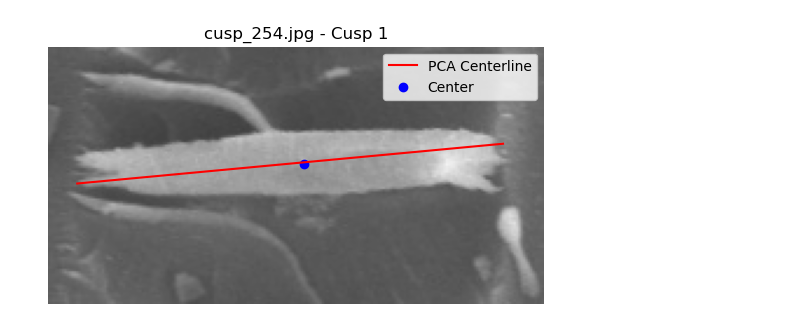
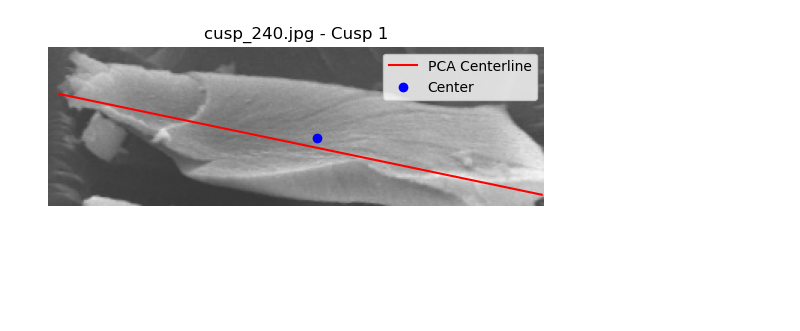
Before and after one commit to rrfalcao/FYP, a Jupyter notebook: Direction/PCA.ipynb, the cells around one changed output. Drawn from its saved outputs; the diff is of its cells as text; code cells hidden in the pictures; blank space fills up the shorter version.

```diff
--- a/Direction/PCA.ipynb
+++ b/Direction/PCA.ipynb
@@ -98,24 +98,26 @@ def trace_contrast_direction(center, perp_unit_vector, sobel_mag, max_radius=30,
 # %%
 all_cusps = []
 
-for fname in os.listdir(image_dir):
+for fname in os.listdir(image_dir)[:20]:
+
+
     if fname.endswith((".png", ".jpg", ".tif")):
         results = process_image(fname)
         all_cusps.extend(results)
 # %%
-sample = all_cusps[0]
+sample = all_cusps[1]
 img = sample["image"]
 base, tip = sample["centerline"]
 center = sample["center"]
 
 plt.imshow(img)
 plt.plot([base[0], tip[0]], [base[1], tip[1]], 'r-', label='PCA Centerline')
 plt.scatter(center[0], center[1], color='blue', label='Center')
 plt.title(f"{sample['image_name']} - Cusp {sample['label_id']}")
 plt.legend()
 plt.axis('off')
 plt.show()
 # %% [output]
-[figure, old version]
+[figure, new version]
 # %%
 from skimage.color import rgb2gray
```
Also changed, not shown: parts of 1 cell of this notebook, 5 other files.
